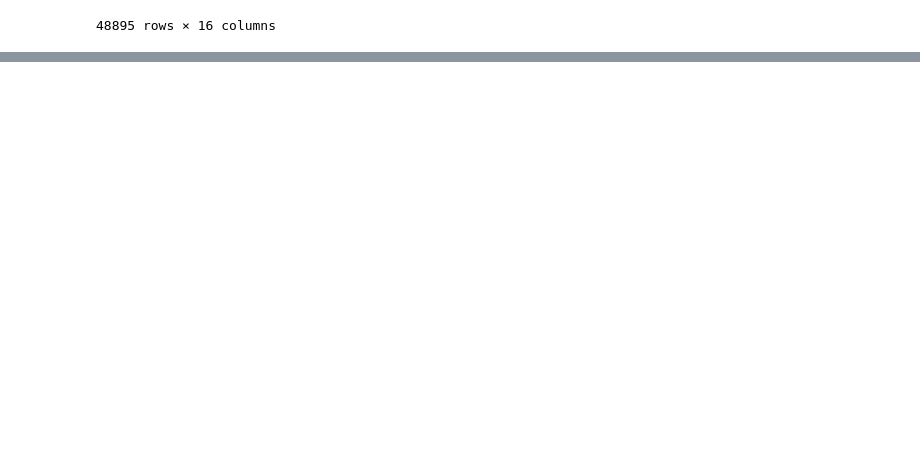
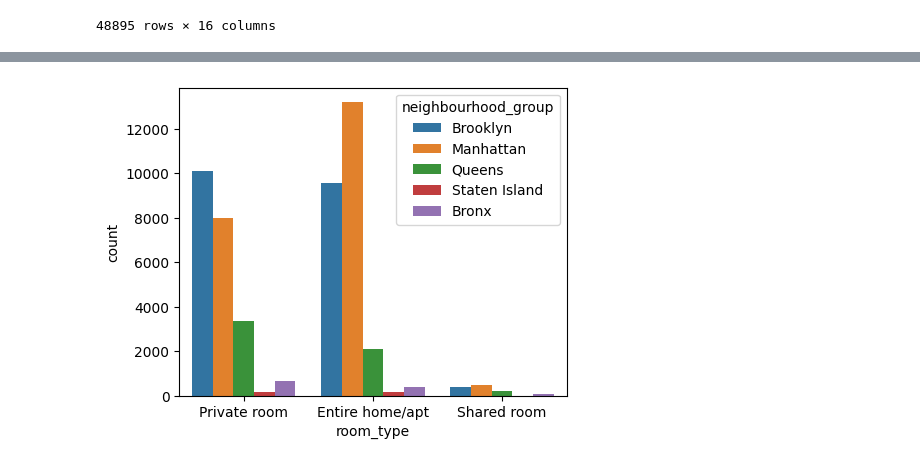
Before and after one commit to 4GeeksAcademy/Jack-Porters-machine-learning-python-template, a Jupyter notebook: src/explore.ipynb, the cells around one changed output, grey strips where cells are left out. Cells and saved outputs as stored; diff of their text form; code cells hidden in the pictures; blank space fills up the shorter version.

```diff
--- a/src/explore.ipynb
+++ b/src/explore.ipynb
@@ -45,0 +78,3 @@ df
+# %%
+df.drop(["id", "name", "host_name", "last_review", "reviews_per_month"], axis = 1, inplace = True)
+df.head()
@@ -45,0 +144,8 @@ df
+# %%
+fig, axis = plt.subplots(figsize = (5, 4))
+
+sns.countplot(data = df, x = "room_type", hue = "neighbourhood_group")
+
+plt.show()
+# %% [output]
+[figure, added]
```
Also changed, not shown: parts of 10 cells of this notebook.
